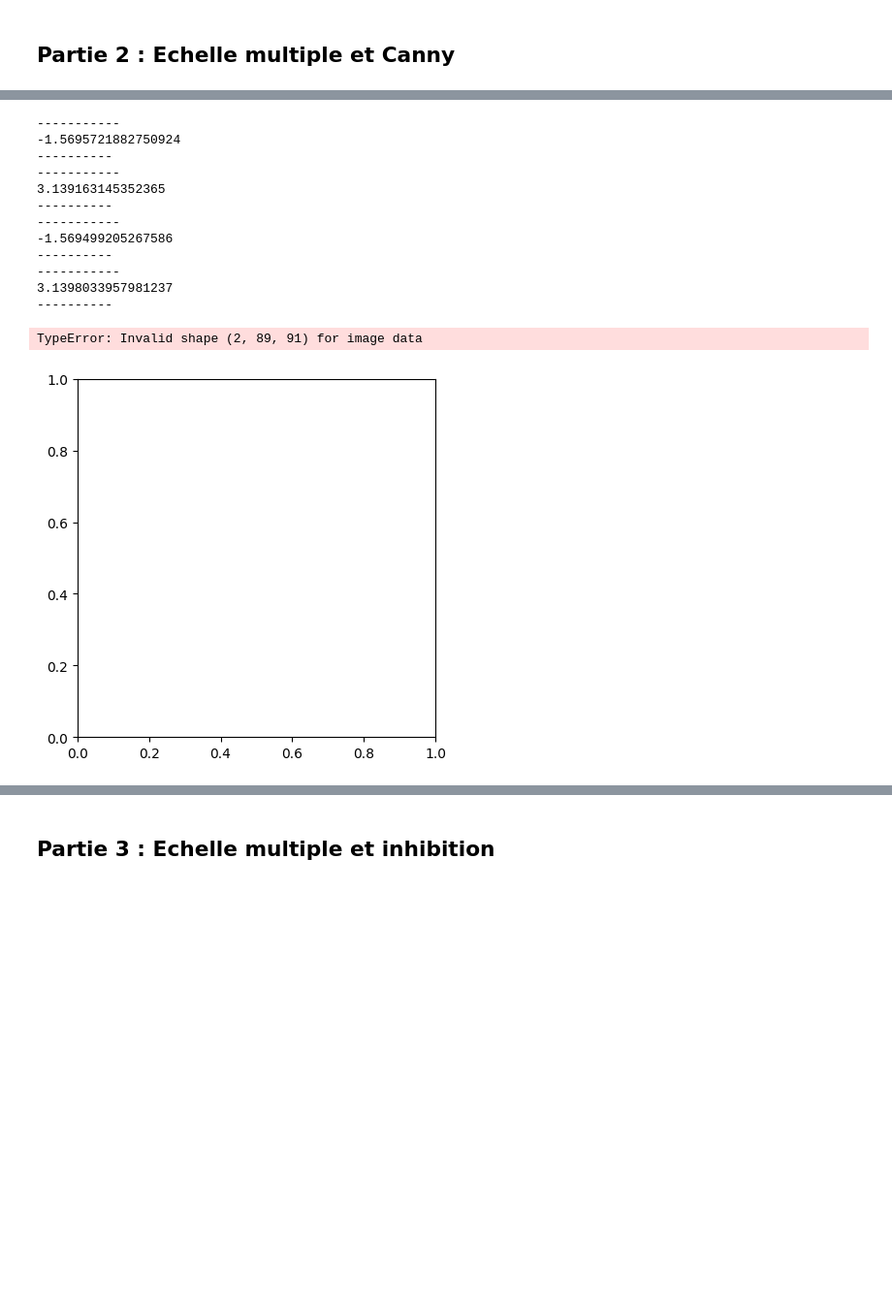
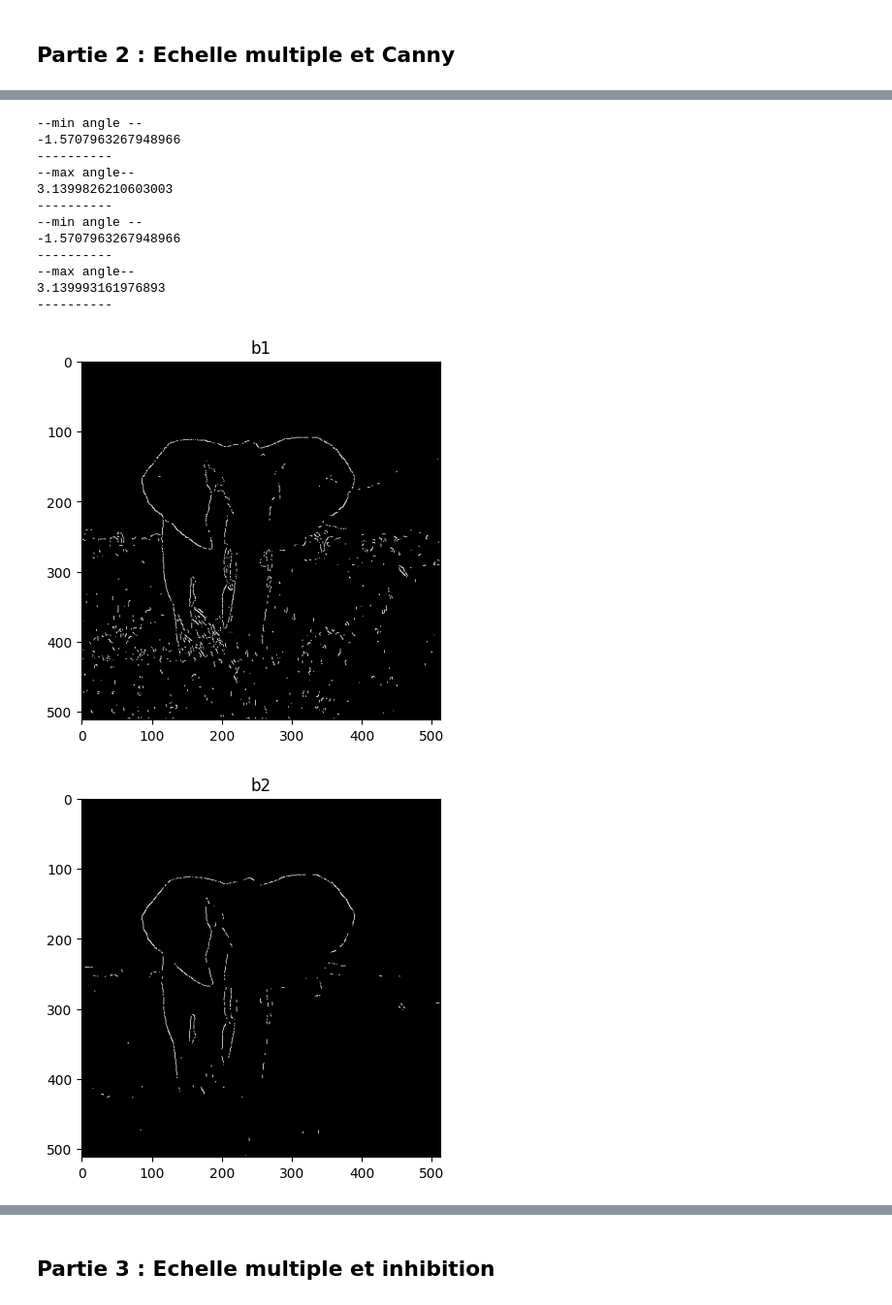
Before and after one commit to ndupont960/EtudesTechniques11, a Jupyter notebook: matlab-to_python.ipynb, the cells around one changed output, grey strips where cells are left out. Shown at 97% size. Drawn from its saved outputs; the diff is of its cells as text; code cells hidden in the pictures; blank space fills up the shorter version.

Commit message:
solved the gradient orientation probleme

```diff
--- a/matlab-to_python.ipynb
+++ b/matlab-to_python.ipynb
@@ -46,7 +62,7 @@ import cv2
 import matplotlib.pyplot as plt
 
 # Read the image
-image = cv2.imread('carre_blanc.jpg', cv2.IMREAD_UNCHANGED)
+image = cv2.imread('database/images/elephant_2.pgm', cv2.IMREAD_UNCHANGED)
 
 if image is None:
     print("Error: Unable to read the image.")
@@ -80,7 +96,7 @@ plt.show()
 # paramètre
 sigma = 1
 
-M_sigma = scale_dependent_gradient(image_noisy, sigma)
+M_sigma = gradient_magnitude(image_noisy, sigma)
 
 # Afficher le gradient
 plt.imshow(M_sigma, cmap='gray')
@@ -192,6 +244,8 @@ plt.show()
 from skimage import img_as_float
 
 def find_neighbors(angle, i, j):
+    neighb1 = (i, j)
+    neighb2 = (i, j)
     # Détermination de la direction du gradient
     if (angle > -np.pi/8 and angle <= np.pi/8) or (angle > 7*np.pi/8 or angle <= -7*np.pi/8):
         neighb1 = (i, j+1); neighb2 = (i, j-1)
@@ -208,7 +262,7 @@ def find_neighbors(angle, i, j):
 def supp_non_max(c_sigma):
     # Calcul du gradient
     Fx, Fy = np.gradient(img_as_float(c_sigma))
-    angle =  np.pi/2 + np.arctan2(Fy, Fx)
+    angle =  np.pi/2 - np.arctan2(Fy, Fx)
     minangle = 3.14
     maxangle = 0
 
@@ -218,7 +272,7 @@ def supp_non_max(c_sigma):
         for j in range(0, angle.shape[1]-1):
 
             if  (angle[i,j] >= 3.14) :
-                angle[i,j] = angle[i,j] - 3.14
+                angle[i,j] = angle[i,j] - np.pi
 
             if angle[i,j]   > maxangle :
                 maxangle = angle[i,j]
@@ -229,7 +283,7 @@ def supp_non_max(c_sigma):
 
 
             # Trouver les voisins dans la direction du gradient
-            neighb1, neighb2 = find_neighbors(angle[i, j], i, j)
+            neighb1, neighb2 = get_neighbors(angle[i, j], i, j)
 
             # Suppression des non-maxima
             if c_sigma[i, j] >= c_sigma[neighb1] and c_sigma[i, j] >= c_sigma[neighb2]:
@@ -251,17 +305,17 @@ def seuil_hyst(c_sigma, seuil_bas, seuil_haut):
             if non_max_suppressed[i, j] >= seuil_bas:
                 if np.any(b_sigma[i-1:i+2, j-1:j+2] == 1):
                     b_sigma[i, j] = 1
-    print("-----------")
-    print(mina)
+    print("--min angle --")
+    print( mina)
     print('----------')
 
 
-    print("-----------")
+    print("--max angle--")
     print(maxangle)
     print('----------')
 
 
-    return b_sigma , angle
+    return b_sigma
 # %%
 # Seuils à ajuster en fonction de l'image qu'on met en entrée
 seuil_bas = 0.001
@@ -328,8 +393,8 @@ plt.show()
 # %%
 def SingleScaleContourDetector(image , sigma , seuil_bas , seuil_haut ,alpha):
     # Calcul du Gradient avec un Noyau Gaussien
-    M_sigma = scale_dependent_gradient(image, sigma)
-
+    M_sigma = gradient_magnitude(image, sigma)
+    # Afficher le résultat final
 
     c_sigma = contour_inhibition(M_sigma, sigma, alpha)
 
@@ -402,7 +466,7 @@ from matplotlib import pyplot as plt
 
 # Détection des Contours à l'Échelle Originale avec Canny sigma = 1 et 2
 # Seuils à ajuster en fonction de l'image qu'on met en entrée
-seuil_bas = 0.0000000000001
+seuil_bas = 0.001
 seuil_haut = 0.2
 alpha = 0.001
 
@@ -428,40 +492,40 @@ dto2 =dilat_morph(b2_decimated)
 
 # Affichage du DTO
 plt.imshow(dto2, cmap='gray')
 plt.title('DTO')
 plt.show()
 
 # Ensure b1 and dto have the same dimensions
 b1 = cv2.resize(b1, (dto2.shape[1], dto2.shape[0]))
 
 # Convert b1 to the same data type as dto
 b1 = b1.astype(np.uint8)
 
 # Superposition visuelle de b1 et DTO
 superposition_visuelle = cv2.addWeighted(b1, 0.5, dto2, 0.5, 0)
 
 plt.imshow(superposition_visuelle, cmap='gray')
 plt.title('Superposition Visuelle de b1 et DTO')
 plt.show()
 
 # Opération logique AND entre b1 et DTO
 b1_and_dto = cv2.bitwise_and(b1, dto2)
 
 plt.imshow(b1_and_dto, cmap='gray')
 plt.title('b1 AND DTO')
 plt.show()
 # %% [output]
------------
--1.5695721882750924
+--min angle --
+-1.5707963267948966
 ----------
------------
-3.139163145352365
+--max angle--
+3.1399826210603003
 ----------
------------
--1.569499205267586
+--min angle --
+-1.5707963267948966
 ----------
------------
-3.1398033957981237
+--max angle--
+3.139993161976893
 ----------
-TypeError: Invalid shape (2, 89, 91) for image data
-[figure, old version]
+[figure, new version]
+[figure, added]
```
Also changed, not shown: parts of 16 cells of this notebook.
